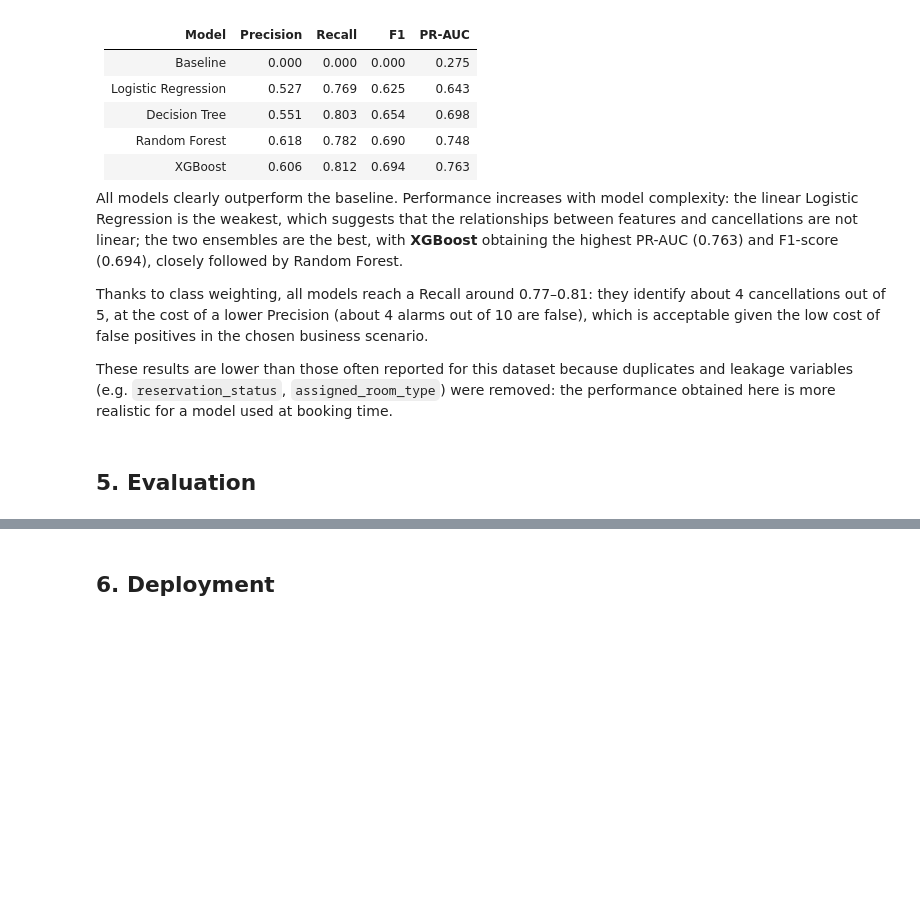
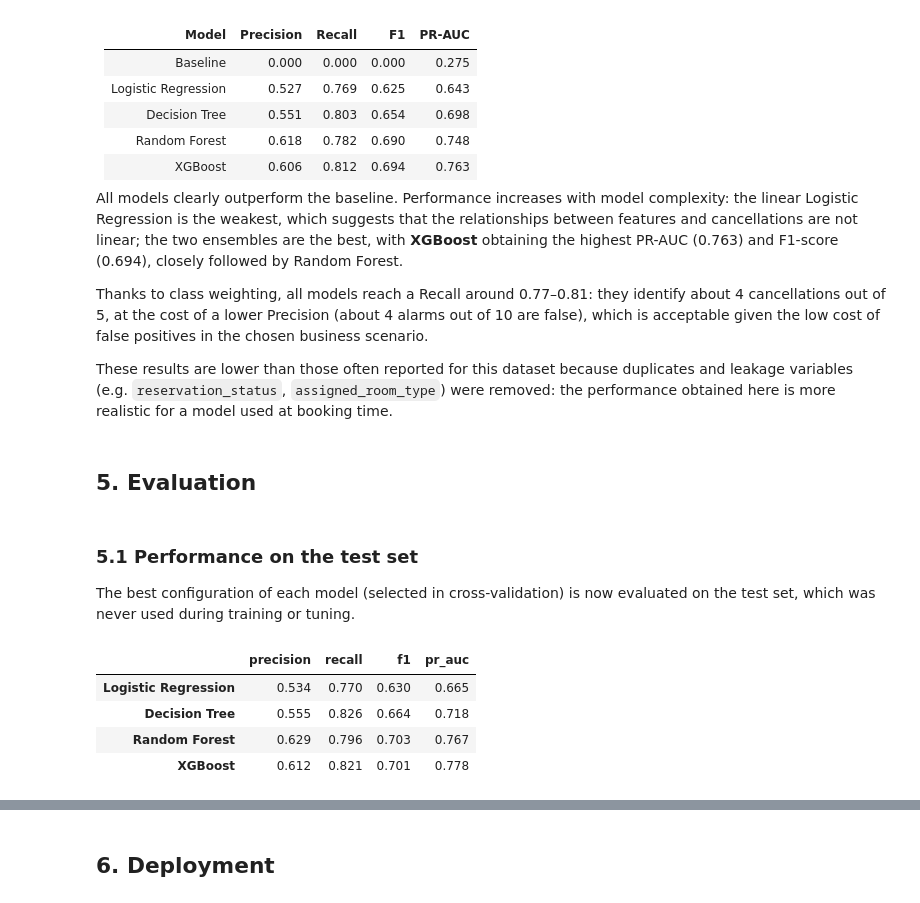
Before and after one commit to marthinaf03/ml-hotel-booking-cancellation, a Jupyter notebook: hotel_booking_cancellation.ipynb, the cells around one changed output, grey strips where cells are left out. Saved outputs shown, nothing was run; the diff lists cells and outputs as text; code cells hidden in the pictures; blank space fills up the shorter version.

```diff
--- a/hotel_booking_cancellation.ipynb
+++ b/hotel_booking_cancellation.ipynb
@@ -548,3 +548,37 @@ Thanks to class weighting, all models reach a Recall around 0.77–0.81: they id
 These results are lower than those often reported for this dataset because duplicates and leakage variables (e.g. `reservation_status`, `assigned_room_type`) were removed: the performance obtained here is more realistic for a model used at booking time.
 # %% [markdown]
 ## 5. Evaluation
+# %% [markdown]
+### 5.1 Performance on the test set
+The best configuration of each model (selected in cross-validation) is now evaluated on the test set, which was never used during training or tuning.
+# %%
+import os
+from sklearn.metrics import precision_score, recall_score, f1_score, average_precision_score
+
+os.makedirs('figures', exist_ok=True)
+
+best_models = {
+    'Logistic Regression': lr_search.best_estimator_,
+    'Decision Tree': dt_search.best_estimator_,
+    'Random Forest': rf_search.best_estimator_,
+    'XGBoost': xgb_search.best_estimator_
+}
+
+test_results = {}
+for name, model in best_models.items():
+    y_pred = model.predict(X_test)
+    y_proba = model.predict_proba(X_test)[:, 1]
+    test_results[name] = {
+        'precision': round(precision_score(y_test, y_pred), 3),
+        'recall': round(recall_score(y_test, y_pred), 3),
+        'f1': round(f1_score(y_test, y_pred), 3),
+        'pr_auc': round(average_precision_score(y_test, y_proba), 3)
+    }
+
+pd.DataFrame(test_results).T
+# %% [output]
+|  | precision | recall | f1 | pr_auc |
+| Logistic Regression | 0.534 | 0.770 | 0.630 | 0.665 |
+| Decision Tree | 0.555 | 0.826 | 0.664 | 0.718 |
+| Random Forest | 0.629 | 0.796 | 0.703 | 0.767 |
+| XGBoost | 0.612 | 0.821 | 0.701 | 0.778 |
```
Also changed, not shown: parts of 10 cells of this notebook.
